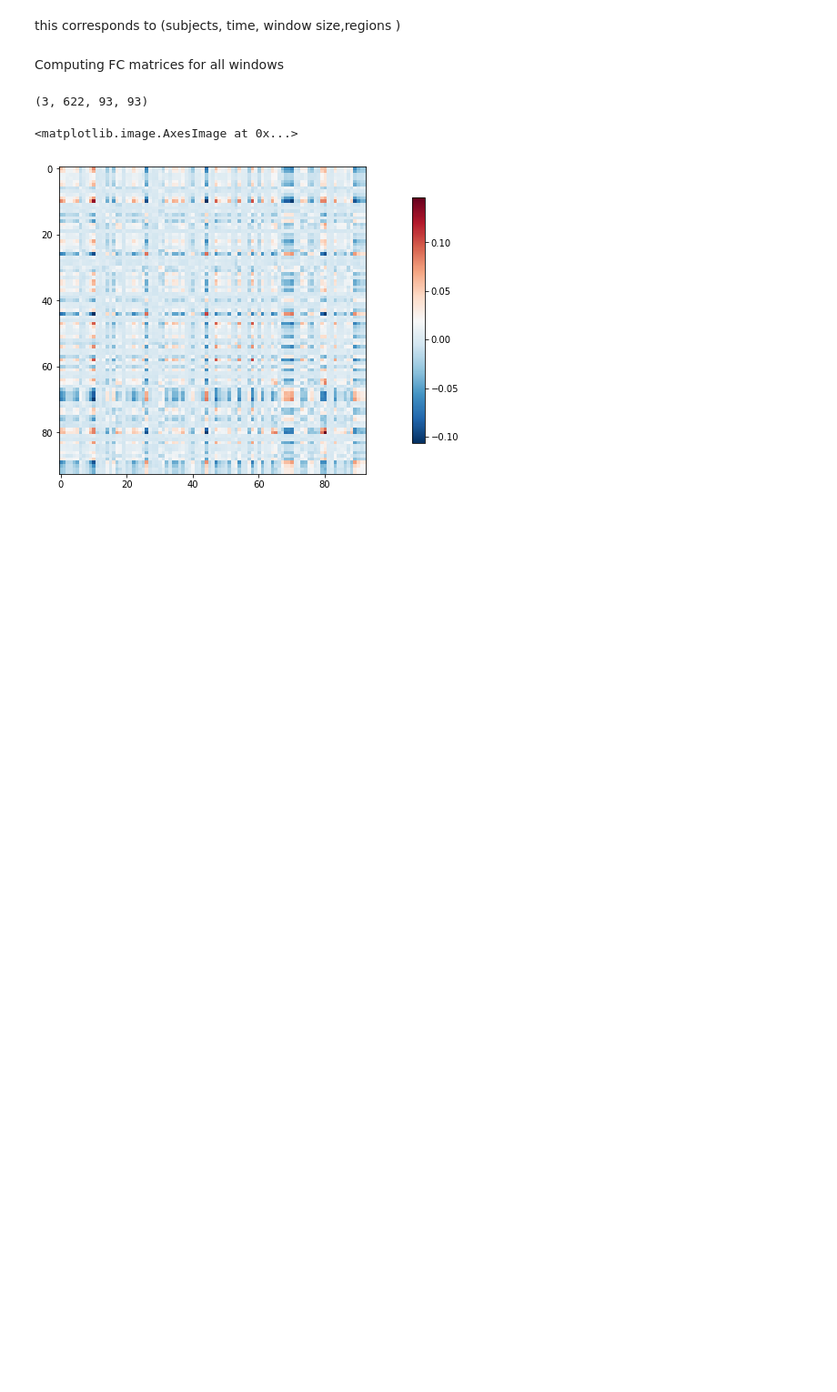
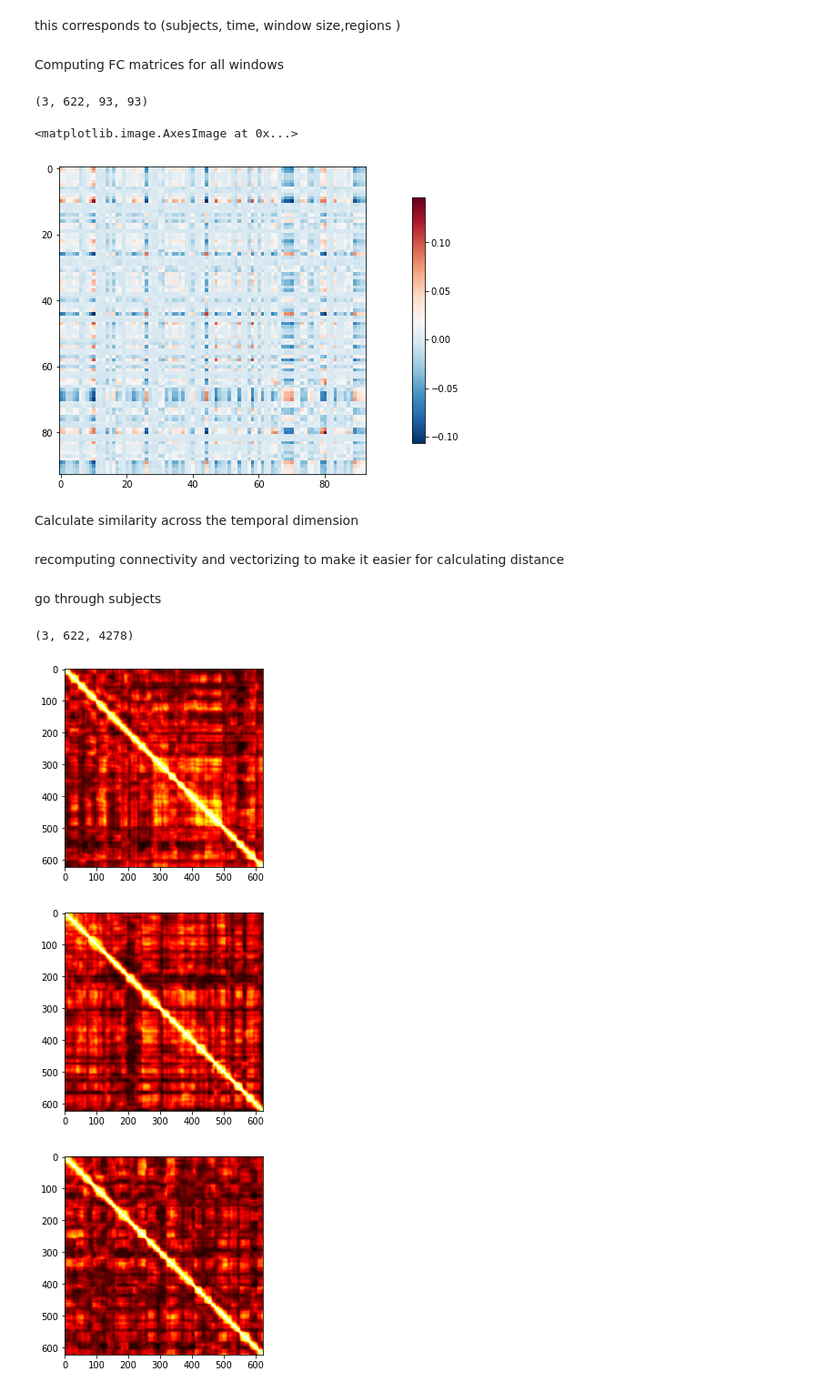
Before and after one commit to majdabd/ADBN, a Jupyter notebook: quickdemo.ipynb, the cells around one changed output. Shown at 91% size. Drawn from its saved outputs; the diff is of its cells as text; code cells hidden in the pictures; blank space fills up the shorter version.

Commit message:
added heatmaps of silarity

```diff
--- a/quickdemo.ipynb
+++ b/quickdemo.ipynb
@@ -60,3 +60,41 @@ plot_matrix(all_FC_sl[0,13])
 # %% [output]
 <matplotlib.image.AxesImage at 0x...>
 [figure]
+# %% [markdown]
+Calculate similarity across the temporal dimension
+# %% [markdown]
+recomputing connectivity and vectorizing to make it easier for calculating distance
+# %%
+from nilearn.connectome import ConnectivityMeasure
+estimator = ConnectivityMeasure(kind='covariance',vectorize=True,discard_diagonal=True)
+
+all_FC_sl = []
+
+for sl in all_sl:
+    all_FC_sl.append(estimator.fit_transform(sl))
+
+
+all_FC_sl = np.stack(all_FC_sl)
+# %% [markdown]
+go through subjects
+# %%
+all_FC_sl.shape
+# %% [output]
+(3, 622, 4278)
+# %%
+from sklearn.metrics.pairwise import cosine_similarity
+
+all_cosine_sim = []
+for slFC in all_FC_sl: # subjects
+    #windows
+    cur_sim = cosine_similarity(slFC)
+    all_cosine_sim.append(cur_sim)
+    plt.imshow(cur_sim,cmap=plt.cm.hot)
+    plt.show()
+
+
+all_cosine_sim = np.stack(all_cosine_sim)
+# %% [output]
+[figure, added]
+[figure, added]
+[figure, added]
```
Also changed, not shown: parts of 3 cells of this notebook.
